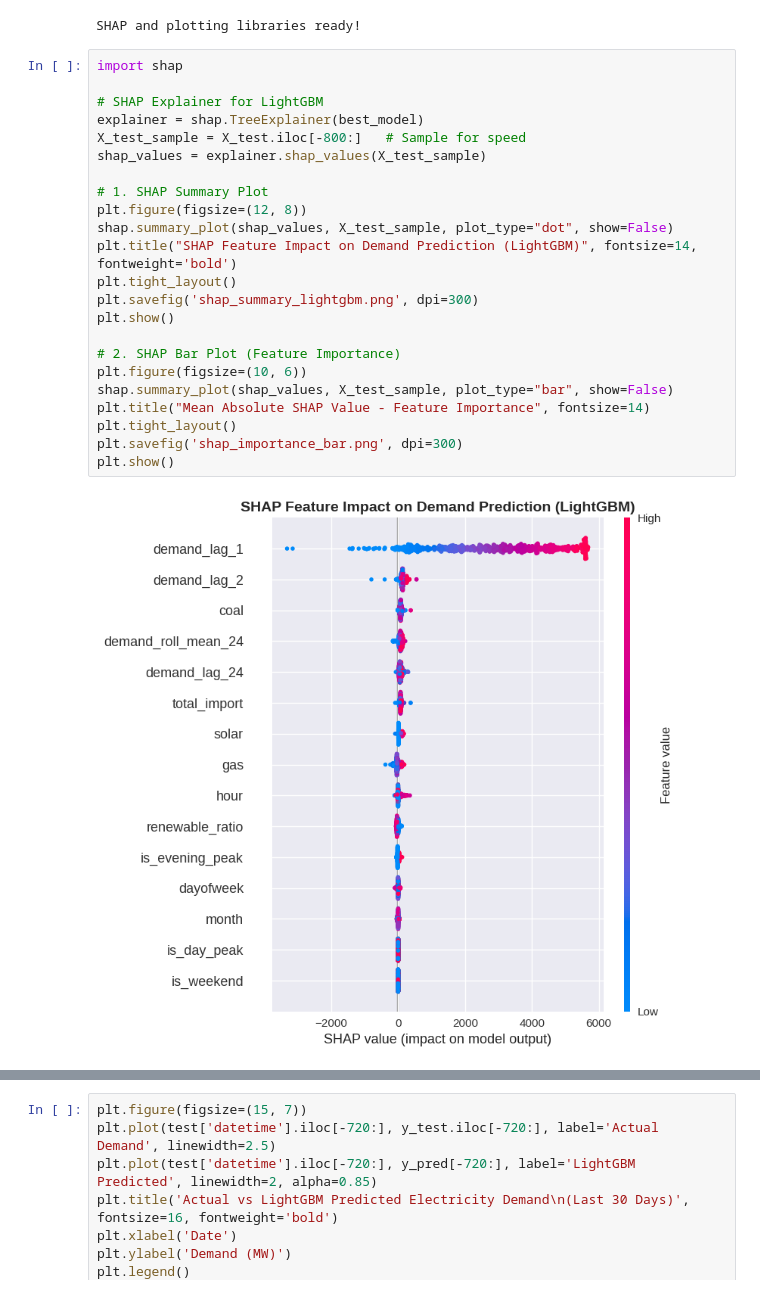
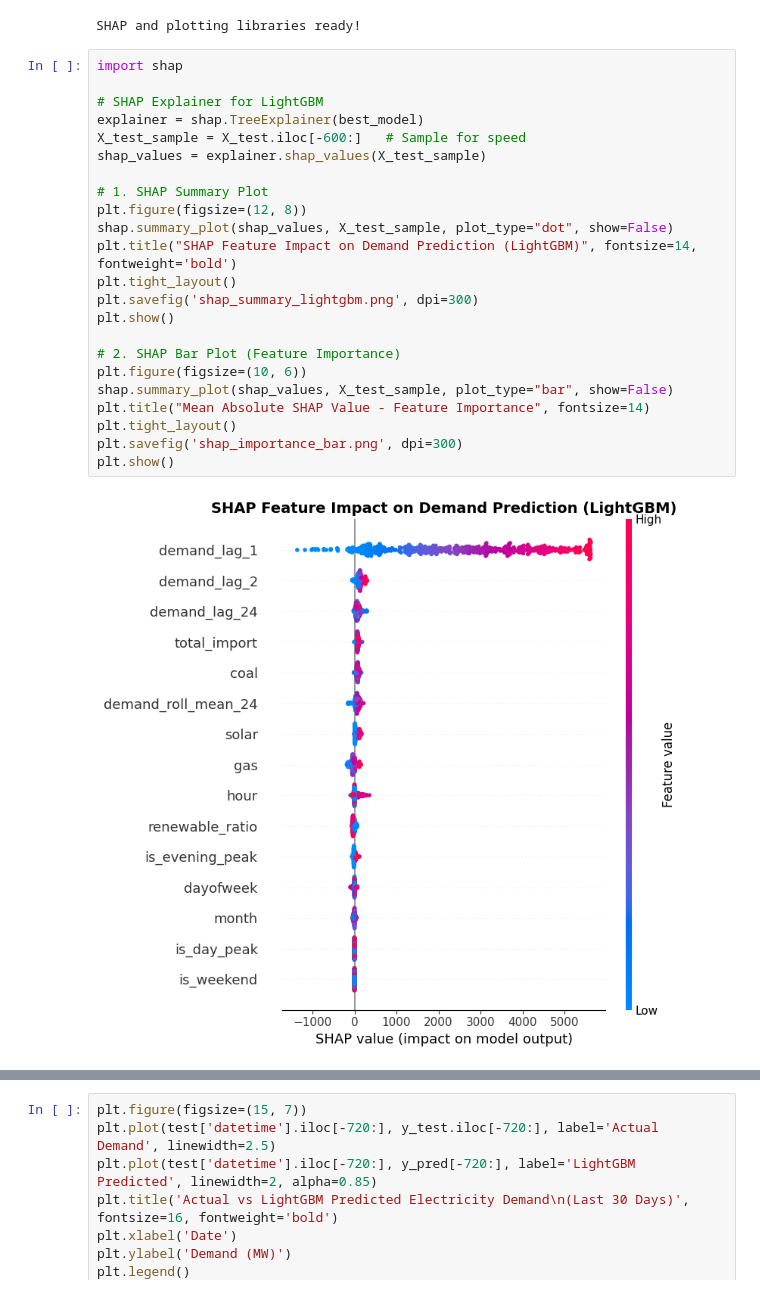
Before and after one commit to proshenjitbarua06-dot/skill-morph, a Jupyter notebook: Comparative_Analysis_of_Machine_Learning_Models_for_Short_Term_Electricity_Demand_Forecasting_in_Bangladesh_A_SHAP_Enabled_Interpretability_Study_Using_Hourly_PGCB_Data_(2015–2025).ipynb, the cells around one changed output, grey strips where cells are left out. Drawn from its saved outputs; the diff is of its cells as text.

```diff
--- a/Comparative_Analysis_of_Machine_Learning_Models_for_Short_Term_Electricity_Demand_Forecasting_in_Bangladesh_A_SHAP_Enabled_Interpretability_Study_Using_Hourly_PGCB_Data_(2015–2025).ipynb
+++ b/Comparative_Analysis_of_Machine_Learning_Models_for_Short_Term_Electricity_Demand_Forecasting_in_Bangladesh_A_SHAP_Enabled_Interpretability_Study_Using_Hourly_PGCB_Data_(2015–2025).ipynb
@@ -482,25 +714,25 @@ SHAP and plotting libraries ready!
 # %%
 import shap
 
 # SHAP Explainer for LightGBM
 explainer = shap.TreeExplainer(best_model)
-X_test_sample = X_test.iloc[-800:]   # Sample for speed
+X_test_sample = X_test.iloc[-600:]   # Sample for speed
 shap_values = explainer.shap_values(X_test_sample)
 
 # 1. SHAP Summary Plot
 plt.figure(figsize=(12, 8))
 shap.summary_plot(shap_values, X_test_sample, plot_type="dot", show=False)
 plt.title("SHAP Feature Impact on Demand Prediction (LightGBM)", fontsize=14, fontweight='bold')
 plt.tight_layout()
 plt.savefig('shap_summary_lightgbm.png', dpi=300)
 plt.show()
 
 # 2. SHAP Bar Plot (Feature Importance)
 plt.figure(figsize=(10, 6))
 shap.summary_plot(shap_values, X_test_sample, plot_type="bar", show=False)
 plt.title("Mean Absolute SHAP Value - Feature Importance", fontsize=14)
 plt.tight_layout()
 plt.savefig('shap_importance_bar.png', dpi=300)
 plt.show()
 # %% [output]
-[figure, old version]
+[figure, new version]
```
Also changed, not shown: parts of 15 cells of this notebook.
